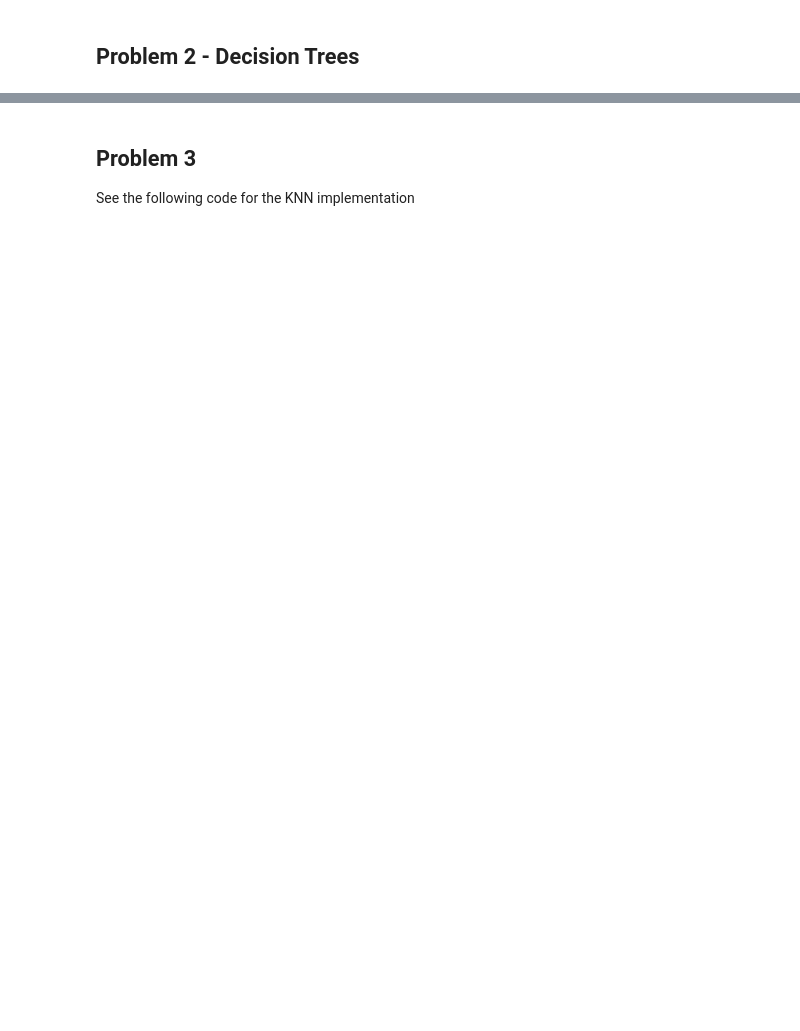
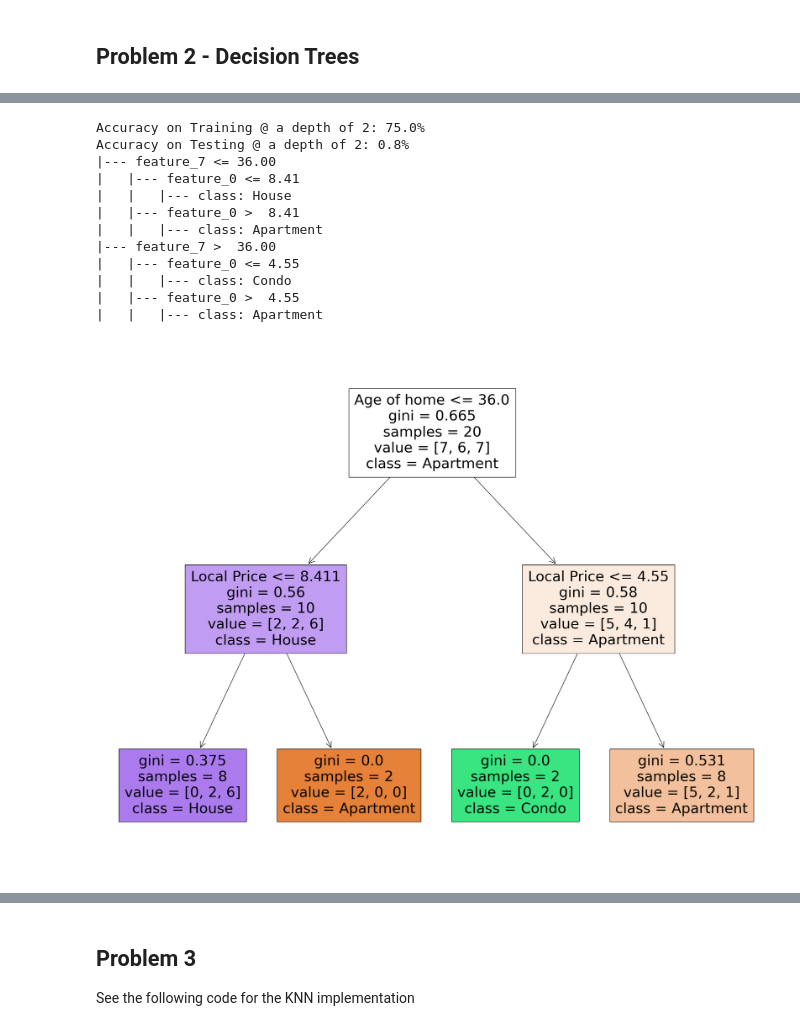
Before and after one commit to lrburle/ML_Assignment4, a Jupyter notebook: assign_4.ipynb, the cells around one changed output, grey strips where cells are left out. Cells and saved outputs as stored; diff of their text form; code cells hidden in the pictures; blank space fills up the shorter version.

```diff
--- a/assign_4.ipynb
+++ b/assign_4.ipynb
@@ -197,0 +253,42 @@ Accuracy: 0.4
+# %%
+depth = 2
+train_accuracy = []
+test_accuracy = []
+
+clf = tree.DecisionTreeClassifier(max_depth=depth)
+model = clf.fit(X_train.values , Y_train.values)
+
+train_accuracy.append(clf.score(X_train.values , Y_train.values))
+
+Y_pred = []
+for i in range(X_test.shape[0]):
+    Y_pred.append(clf.predict(X_test.values[i].reshape(1, -1)))
+
+test_accuracy.append(metrics.accuracy_score(Y_test.values.reshape(-1,1), Y_pred))
+
+print(f'Accuracy on Training @ a depth of {depth}: {train_accuracy[-1] * 100}%')
+print(f'Accuracy on Testing @ a depth of {depth}: {test_accuracy[-1]}%')
+
+fig = plt.figure(figsize=(25,20))
+_ = tree.plot_tree(clf,
+                   feature_names=feature_cols,
+                   class_names=['Apartment', 'Condo', 'House'],
+                   filled=True)
+fig.savefig('tree.png')
+
+txt = tree.export_text(clf)
+print(txt)
+# %% [output]
+Accuracy on Training @ a depth of 2: 75.0%
+Accuracy on Testing @ a depth of 2: 0.8%
+|--- feature_7 <= 36.00
+|   |--- feature_0 <= 8.41
+|   |   |--- class: House
+|   |--- feature_0 >  8.41
+|   |   |--- class: Apartment
+|--- feature_7 >  36.00
+|   |--- feature_0 <= 4.55
+|   |   |--- class: Condo
+|   |--- feature_0 >  4.55
+|   |   |--- class: Apartment
+[figure, added]
```
Also changed, not shown: parts of 8 cells of this notebook, 2 other files.
